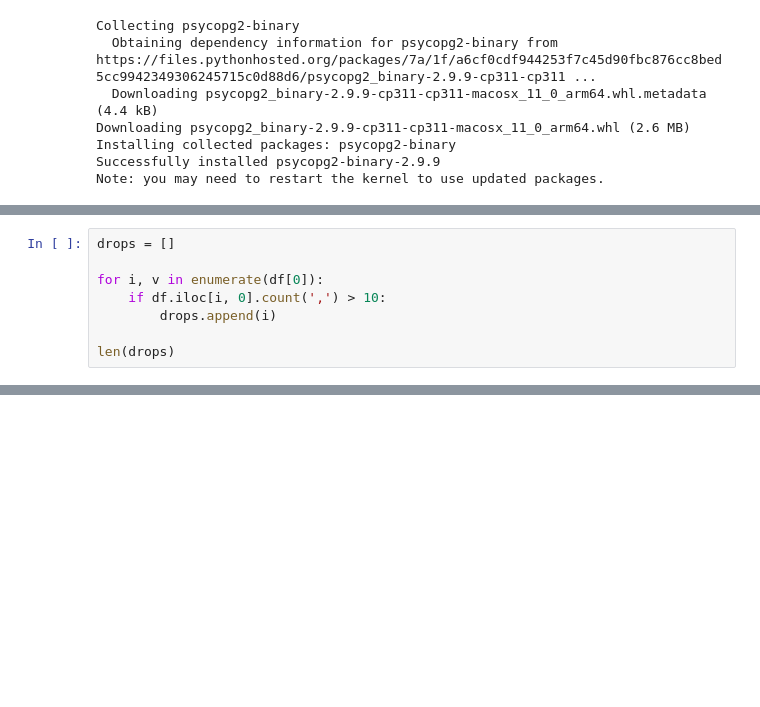
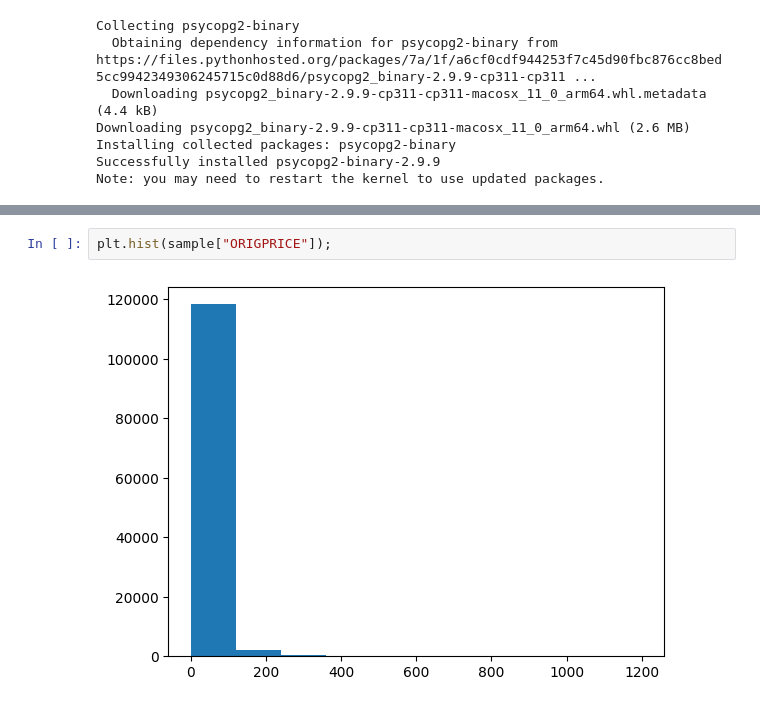
Before and after one commit to Marklong7/Dillard_return_forecasting, a Jupyter notebook: EDA.ipynb, the cells around one changed output, grey strips where cells are left out. Cells and saved outputs as stored; diff of their text form; blank space fills up the shorter version.

```diff
--- a/EDA.ipynb
+++ b/EDA.ipynb
@@ -258,8 +10,0 @@ df
-# %%
-drops = []
-
-for i, v in enumerate(df[0]):
-    if df.iloc[i, 0].count(',') > 10:
-        drops.append(i)
-
-len(drops)
@@ -417,0 +275,4 @@ Name: count, dtype: int64
+# %%
+plt.hist(sample["ORIGPRICE"]);
+# %% [output]
+[figure, added]
```
Also changed, not shown: parts of 75 cells of this notebook, 2 other files.
